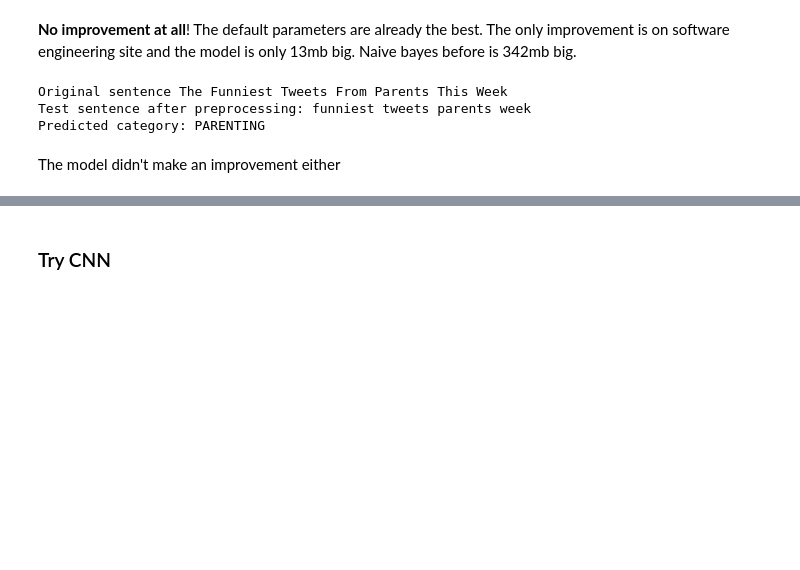
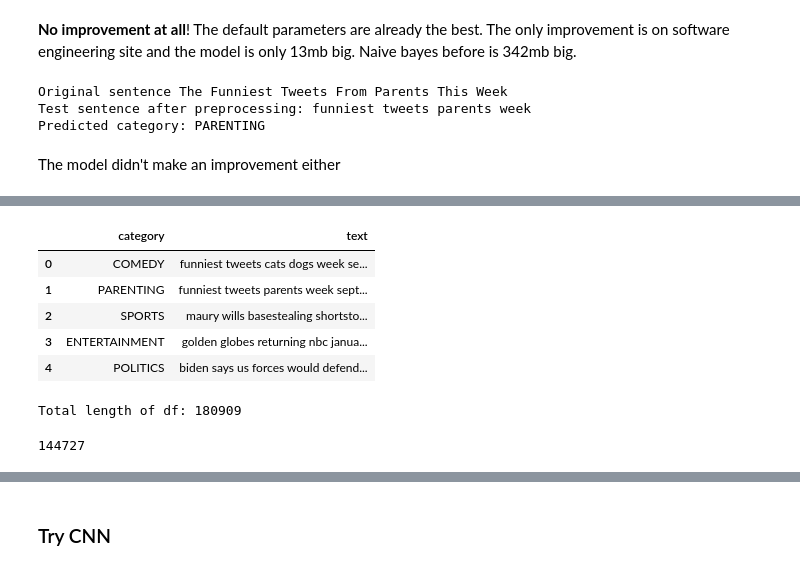
Before and after one commit to bila9630/NLP-Project, a Jupyter notebook: nlp/Model Development.ipynb, the cells around one changed output, grey strips where cells are left out. Drawn from its saved outputs; the diff is of its cells as text; code cells hidden in the pictures; blank space fills up the shorter version.

```diff
--- a/nlp/Model Development.ipynb
+++ b/nlp/Model Development.ipynb
@@ -543,0 +556,19 @@ The model didn't make an improvement either
+# %%
+df_aug.head()
+# %% [output]
+|  | category | text |
+| 0 | COMEDY | funniest tweets cats dogs week se... |
+| 1 | PARENTING | funniest tweets parents week sept... |
+| 2 | SPORTS | maury wills basestealing shortsto... |
+| 3 | ENTERTAINMENT | golden globes returning nbc janua... |
+| 4 | POLITICS | biden says us forces would defend... |
+# %%
+print("Total length of df:", len(df_aug))
+# %% [output]
+Total length of df: 180909
+# %%
+# Use 80% of the dataset for training
+train_size = int(len(df_aug) * 0.8)
+train_size
+# %% [output]
+144727
```
Also changed, not shown: parts of 31 cells of this notebook.
